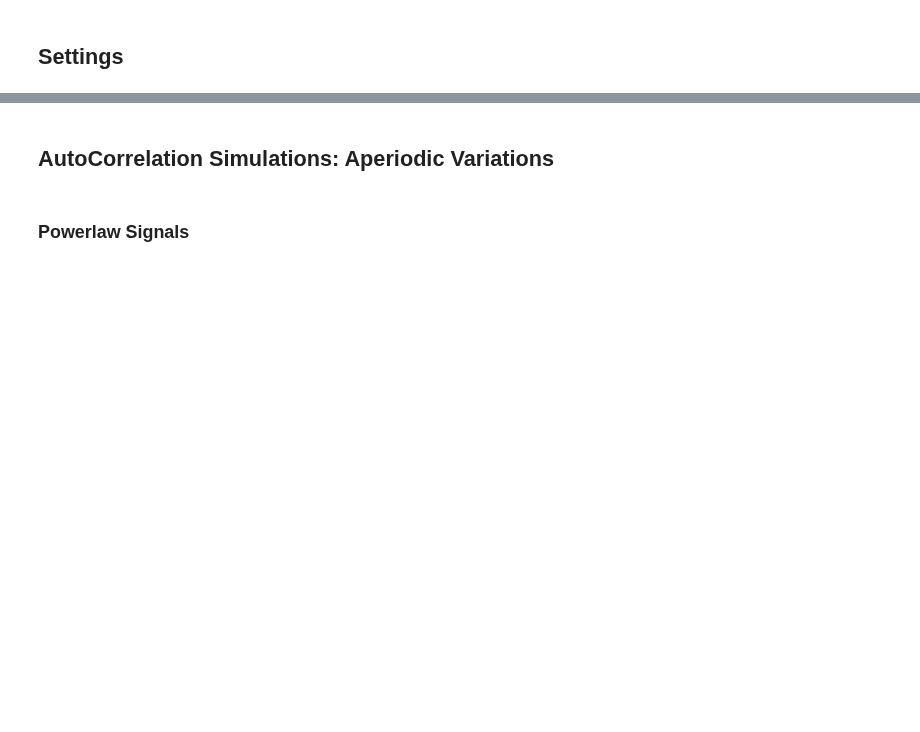
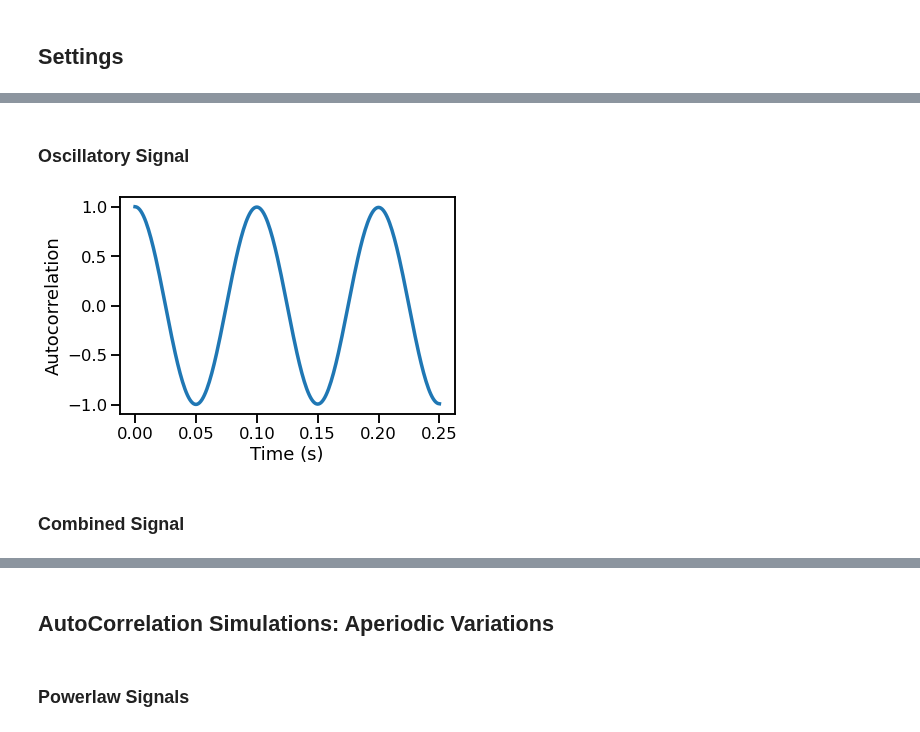
Before and after one commit to AperiodicMethods/AperiodicMethods, a Jupyter notebook: notebooks/12-AutoCorrelation.ipynb, the cells around one changed output, grey strips where cells are left out. Drawn from its saved outputs; the diff is of its cells as text; code cells hidden in the pictures; blank space fills up the shorter version.

```diff
--- a/notebooks/12-AutoCorrelation.ipynb
+++ b/notebooks/12-AutoCorrelation.ipynb
@@ -63,0 +60,13 @@ plot_lines(xlabel='Time (s)', ylabel='Autocorrelation')
+# %% [markdown]
+### Oscillatory Signal
+# %%
+# Calculate autocorrelation
+times, sig_osc = compute_autocorr(SIG_OSC, **ac_measure_params)
+# %%
+# Plot the autocorrelation across time delays
+plot_lines(times / FS, sig_osc)
+plot_lines(xlabel='Time (s)', ylabel='Autocorrelation')
+# %% [output]
+[figure, added]
+# %% [markdown]
+### Combined Signal
```
Also changed, not shown: parts of 18 cells of this notebook, 7 other files.
